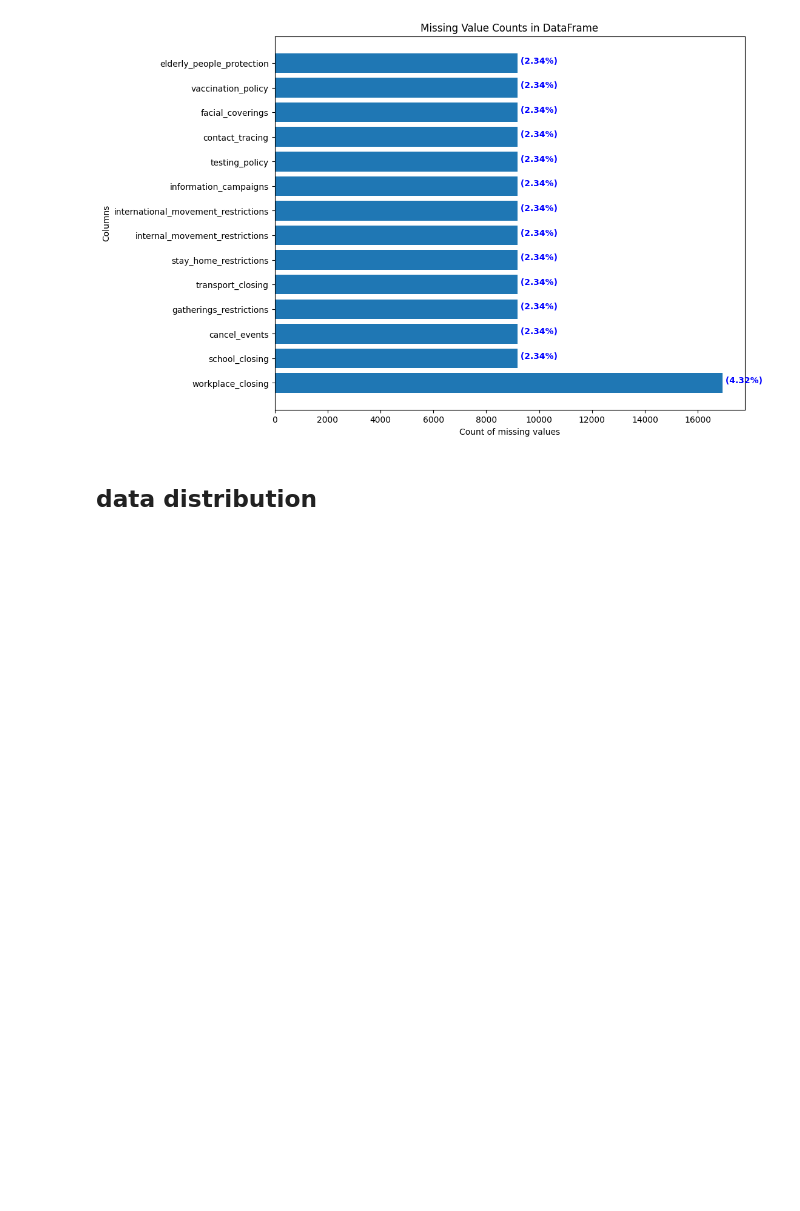
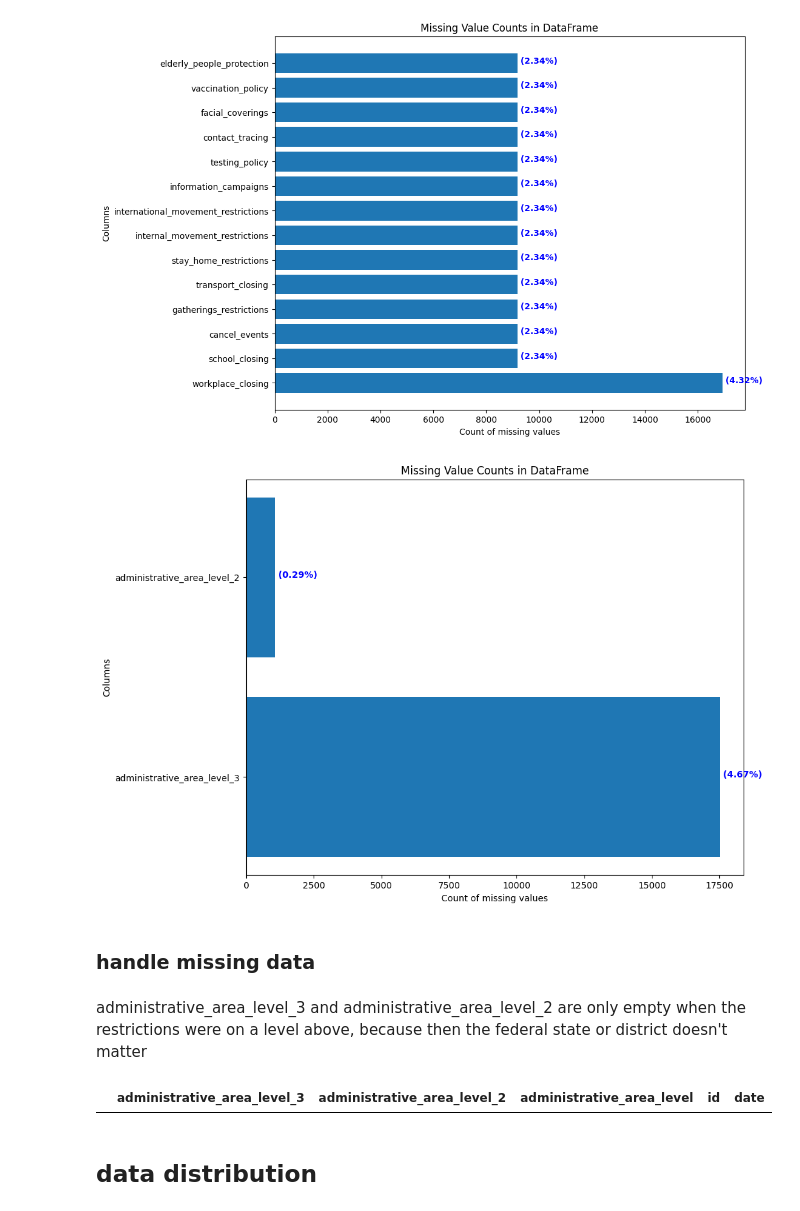
Before and after one commit to mario-dg/KI-Gruppe-03, a Jupyter notebook: AI_COV_19.ipynb, the cells around one changed output. Drawn from its saved outputs; the diff is of its cells as text; code cells hidden in the pictures; blank space fills up the shorter version.

```diff
--- a/AI_COV_19.ipynb
+++ b/AI_COV_19.ipynb
@@ -39,9 +47,9 @@ import geopandas as gpd
 from shapely.geometry import Point, Polygon
 import seaborn as sns
 # %%
-df = pd.read_csv("DEU.csv")
+#df = pd.read_csv("DEU.csv")
+df = pd.read_csv("/content/drive/MyDrive/Colab Notebooks/data/ai_covid-19/DEU.csv")
 #df = pd.read_csv("https://storage.covid19datahub.io/country/DEU.csv")
-
 # df with only epidemiological variables
 epi_features = list(df.columns[2:12])
 epi_features.append('population')
@@ -148,3 +199,11 @@ plot_missing_values(epi_df)
 plot_missing_values(df[policy_features])
 # %% [output]
 [figure]
+# %%
+plot_missing_values(processed_df)
+# %% [output]
+[figure, added]
+# %% [markdown]
+### handle missing data
+# %% [markdown]
+administrative_area_level_3 and administrative_area_level_2 are only empty when the restrictions were on a level above, because then the federal state or district doesn't matter
@@ -151,3 +215,7 @@ plot_missing_values(df[policy_features])
+# %%
+nan_rows
+# %% [output]
+|  | administrative_area_level_3 | administrative_area_level_2 | administrative_area_level | id | date |
 # %% [markdown]
 ## data distribution
 # %%
```
Also changed, not shown: parts of 19 cells of this notebook.
